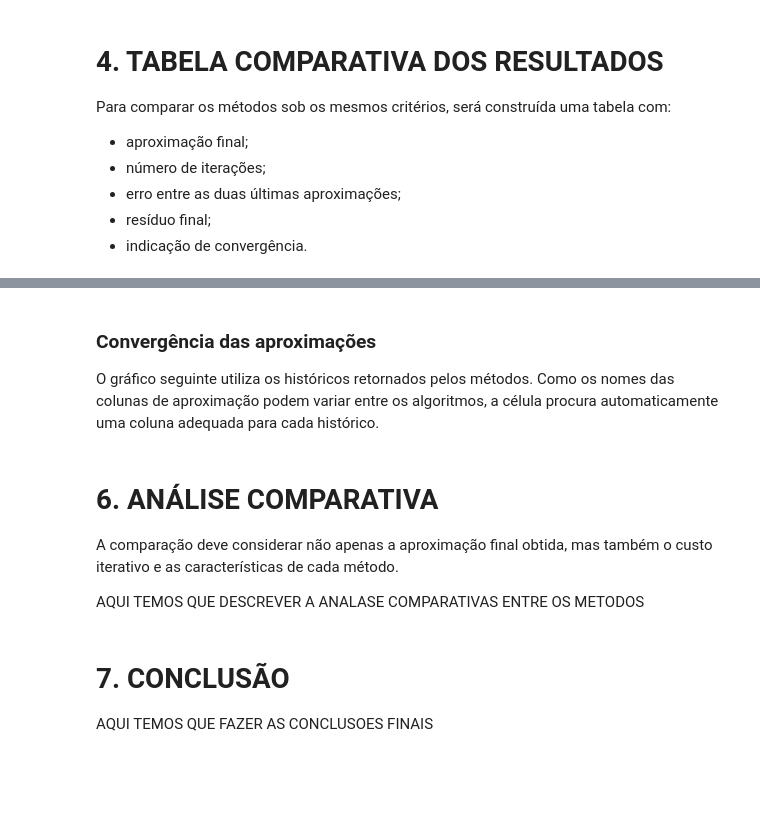
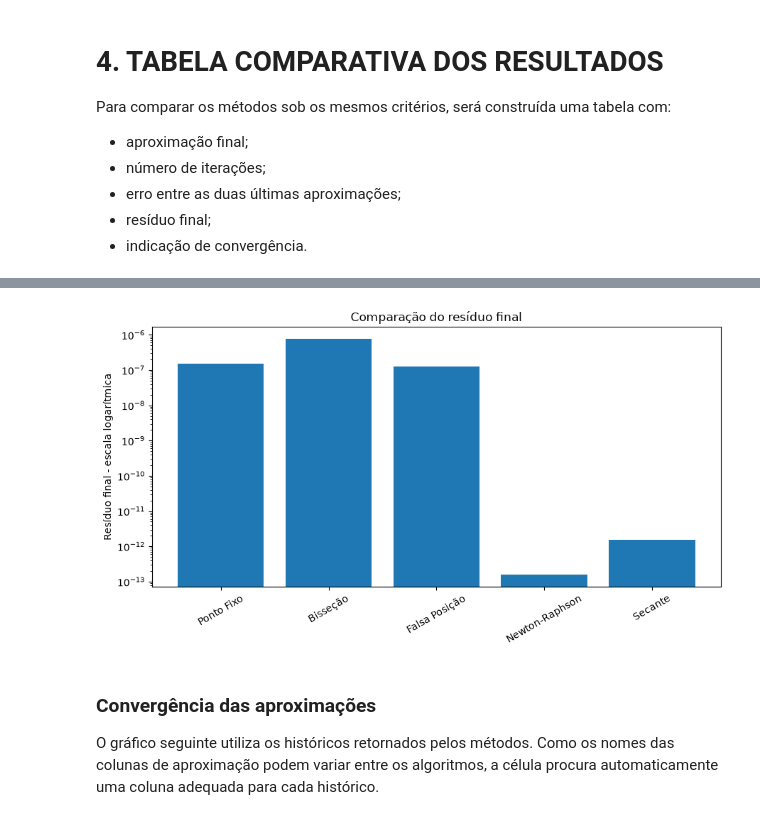
Before and after one commit to Amanda-Aziz/Projeto-de-Metodos-Num, a Jupyter notebook: notebooks/aplicacao_analise_comparativa_metodos_numericos.ipynb, the cells around one changed output, grey strips where cells are left out. Cells and saved outputs as stored; diff of their text form; code cells hidden in the pictures; blank space fills up the shorter version.

```diff
--- a/notebooks/aplicacao_analise_comparativa_metodos_numericos.ipynb
+++ b/notebooks/aplicacao_analise_comparativa_metodos_numericos.ipynb
@@ -1107,0 +1087,11 @@ Essa escolha é uma decisão metodológica deste trabalho e evita utilizar conhe
+# %%
+resultado_sec = secante(
+    f=f,
+    x0=1.0,
+    x1=2.0,
+    tolerancia_x=tolerancia_H,
+    tolerancia_f=tolerancia_f,
+    max_iter=max_iter,
+)
+
+resultado_sec
@@ -1156,3 +1202,31 @@ Os gráficos abaixo permitem comparar visualmente a eficiência dos métodos em
+# %%
+residuos_grafico = tabela_comparativa["Resíduo final"].copy()
+
+menor_positivo = residuos_grafico[residuos_grafico > 0].min()
+
+residuos_grafico = residuos_grafico.replace(
+    0,
+    menor_positivo / 10
+)
+
+plt.figure(figsize=(9, 5))
+
+plt.bar(
+    tabela_comparativa["Método"],
+    residuos_grafico
+)
+
+plt.yscale("log")
+
+plt.ylabel("Resíduo final - escala logarítmica")
+plt.title("Comparação do resíduo final")
+
+plt.xticks(rotation=30)
+
+plt.tight_layout()
+plt.show()
+# %% [output]
+[figure, added]
 # %% [markdown]
 ### Convergência das aproximações
 
@@ -1162,7 +1233,0 @@ O gráfico seguinte utiliza os históricos retornados pelos métodos. Como os no
-# %% [markdown]
-<a id="analise"></a>
-# 6. ANÁLISE COMPARATIVA
-
-A comparação deve considerar não apenas a aproximação final obtida, mas também o custo iterativo e as características de cada método.
-
-AQUI TEMOS QUE DESCREVER A ANALASE COMPARATIVAS ENTRE OS METODOS
@@ -1173,5 +1233,0 @@ AQUI TEMOS QUE DESCREVER A ANALASE COMPARATIVAS ENTRE OS METODOS
-# %% [markdown]
-<a id="conclusao"></a>
-# 7. CONCLUSÃO
-
-AQUI TEMOS QUE FAZER AS CONCLUSOES FINAIS
```
Also changed, not shown: parts of 49 cells of this notebook.
